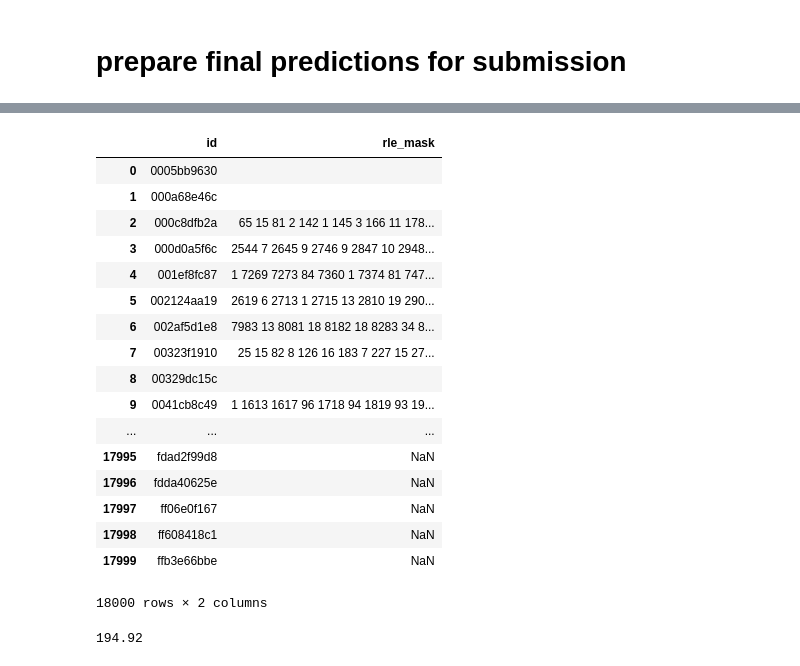
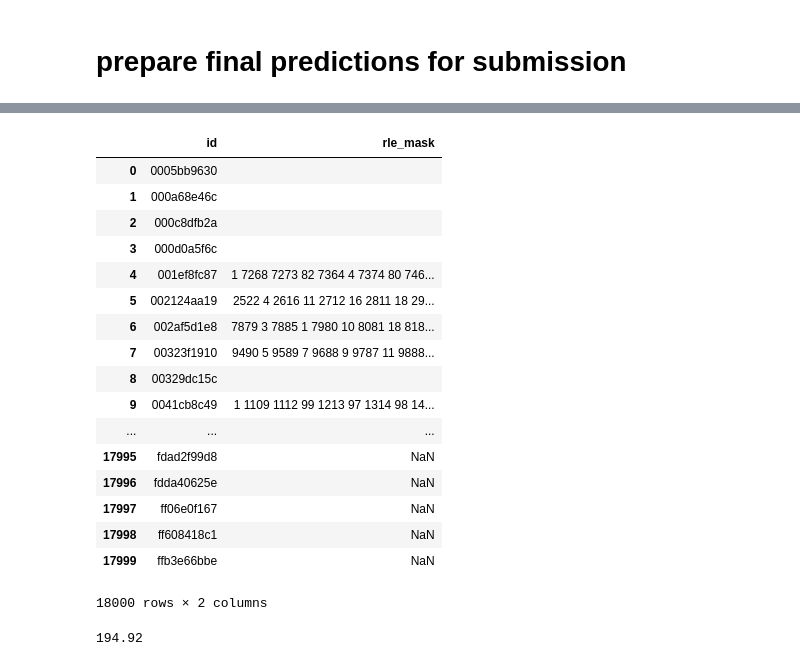
Before and after one commit to rahulpp891994/kaggle_salt_indentification, a Jupyter notebook: initial analysis.ipynb, the cells around one changed output, grey strips where cells are left out. Drawn from its saved outputs; the diff is of its cells as text; code cells hidden in the pictures.

```diff
--- a/initial analysis.ipynb
+++ b/initial analysis.ipynb
@@ -29,6 +29,7 @@ df_depth=pd.read_csv(PATH+'\\data\\depths.csv')
 # df_depth=pd.concat([df_depth,df_depth_aug],axis=0)
 
 df_depth['id']=df_depth['id']+'.png'
+df_depth['z']=df_depth['z']/1000
 # %% [markdown]
 ## Plan or questions
 * threshold optimization based on validation data
@@ -420,7 +436,7 @@ def get_101_dividing_np_array():
 # %% [markdown]
 ## prepare for X_test prediction
 # %%
-autoencoder=load_model('model-tgs-salt_res_2-1.h5', custom_objects={'mean_iou': mean_iou})
+autoencoder=load_model('model-tgs-salt_res_2-2.h5', custom_objects={'mean_iou': mean_iou})
 
 pred_imgs_64=autoencoder.predict([X_test,
                               get_depths_arr(df_X_test['depths'].values.tolist(),8,max_depths)],verbose=1)
@@ -632,22 +630,22 @@ output_X_submi=[RLenc(submi_img_101_c[i], order='F', format=True) for i in range
 # %%
 sub = pd.DataFrame()
 sub['id']=X_preds_img_id + output_blank_id
 sub['rle_mask']=output_X_submi + [np.nan for i in range(len(output_blank_id))]
 
-sub.to_csv('submission2.csv',index=False)
+sub.to_csv('submission3.csv',index=False)
 sub
 # %% [output]
 |  | id | rle_mask |
 | 0 | 0005bb9630 |  |
 | 1 | 000a68e46c |  |
-| 2 | 000c8dfb2a | 65 15 81 2 142 1 145 3 166 11 178... |
-| 3 | 000d0a5f6c | 2544 7 2645 9 2746 9 2847 10 2948... |
-| 4 | 001ef8fc87 | 1 7269 7273 84 7360 1 7374 81 747... |
-| 5 | 002124aa19 | 2619 6 2713 1 2715 13 2810 19 290... |
-| 6 | 002af5d1e8 | 7983 13 8081 18 8182 18 8283 34 8... |
-| 7 | 00323f1910 | 25 15 82 8 126 16 183 7 227 15 27... |
+| 2 | 000c8dfb2a |  |
+| 3 | 000d0a5f6c |  |
+| 4 | 001ef8fc87 | 1 7268 7273 82 7364 4 7374 80 746... |
+| 5 | 002124aa19 | 2522 4 2616 11 2712 16 2811 18 29... |
+| 6 | 002af5d1e8 | 7879 3 7885 1 7980 10 8081 18 818... |
+| 7 | 00323f1910 | 9490 5 9589 7 9688 9 9787 11 9888... |
 | 8 | 00329dc15c |  |
-| 9 | 0041cb8c49 | 1 1613 1617 96 1718 94 1819 93 19... |
+| 9 | 0041cb8c49 | 1 1109 1112 99 1213 97 1314 98 14... |
 | ... | ... | ... |
 | 17995 | fdad2f99d8 | NaN |
 | 17996 | fdda40625e | NaN |
```
Also changed, not shown: parts of 8 cells of this notebook.
